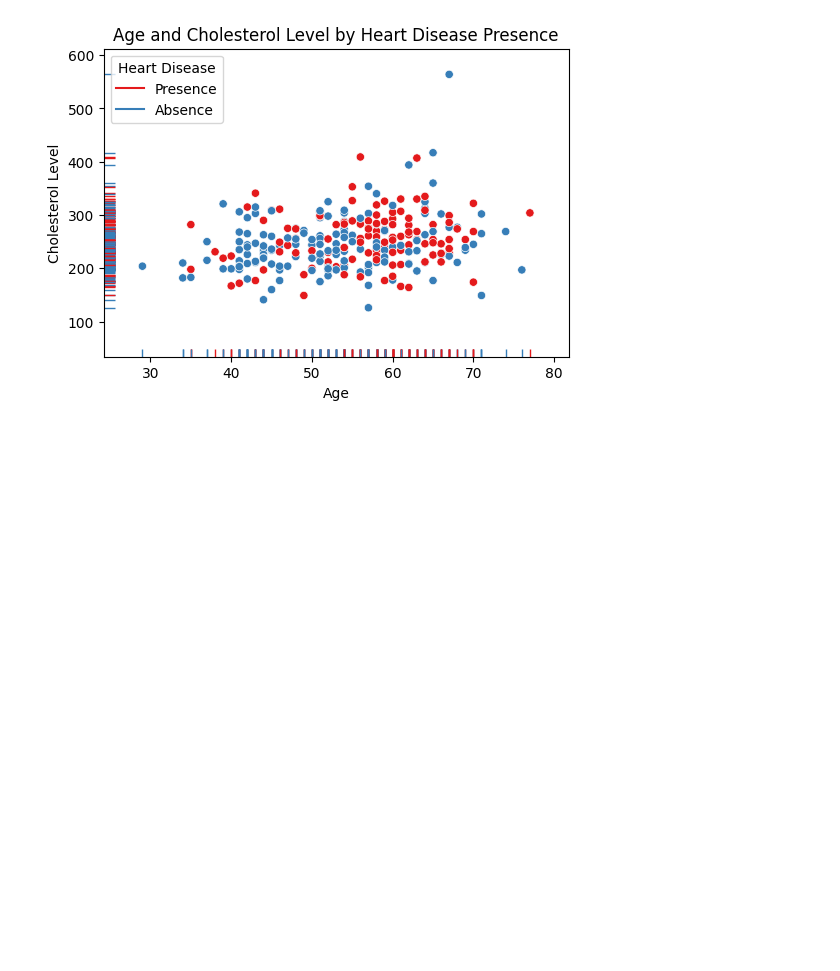
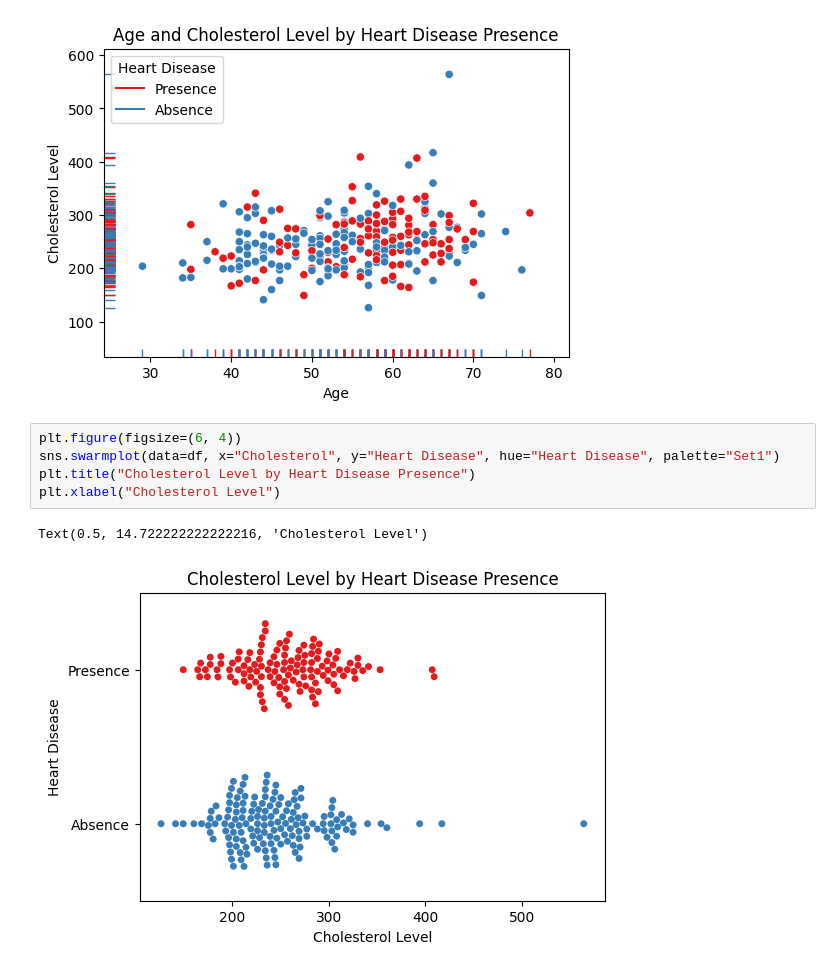
Before and after one commit to Enlightenus/Heart_disease_prediction, a Jupyter notebook: Heart_disease.ipynb, the cells around one changed output. Saved outputs shown, nothing was run; the diff lists cells and outputs as text; blank space fills up the shorter version.

```diff
--- a/Heart_disease.ipynb
+++ b/Heart_disease.ipynb
@@ -93,3 +93,11 @@ plt.ylabel("Cholesterol Level")
 # %% [output]
 Text(0, 0.5, 'Cholesterol Level')
 [figure]
+# %%
+plt.figure(figsize=(6, 4))
+sns.swarmplot(data=df, x="Cholesterol", y="Heart Disease", hue="Heart Disease", palette="Set1")
+plt.title("Cholesterol Level by Heart Disease Presence")
+plt.xlabel("Cholesterol Level")
+# %% [output]
+Text(0.5, 14.722222222222216, 'Cholesterol Level')
+[figure, added]
```
Also changed, not shown: parts of 3 cells of this notebook.
